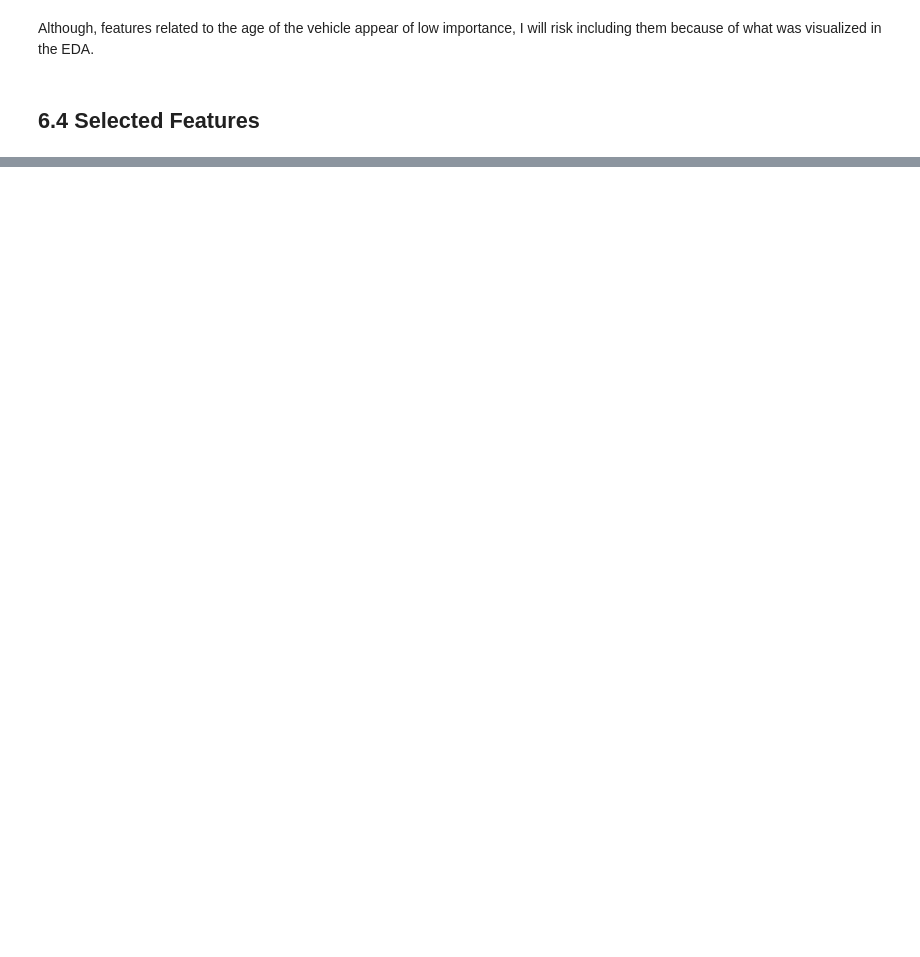
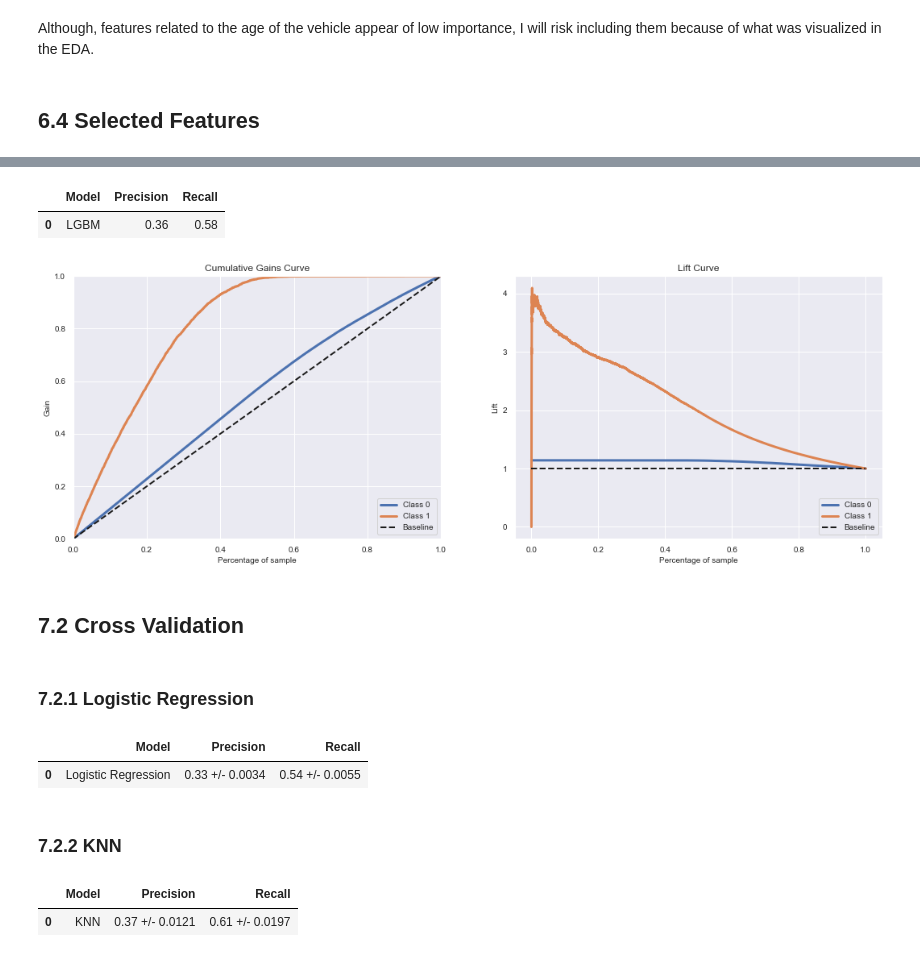
Before and after one commit to anaclaudialemos/learning_to_rank_for_cross_sell, a Jupyter notebook: notebooks/learning_to_rank_for_cross_sell_cycle01.ipynb, the cells around one changed output, grey strips where cells are left out. Saved outputs shown, nothing was run; the diff lists cells and outputs as text; code cells hidden in the pictures; blank space fills up the shorter version.

```diff
--- a/notebooks/learning_to_rank_for_cross_sell_cycle01.ipynb
+++ b/notebooks/learning_to_rank_for_cross_sell_cycle01.ipynb
@@ -908,0 +1039,24 @@ X_valid = X_valid_full[selected_cols]
+# %%
+# model
+lgbm = LGBMClassifier(random_state=11)
+
+# model training
+lgbm.fit(X_train, y_train)
+
+# model prediction
+yhat_lgbm = lgbm.predict_proba(X_valid)
+
+# metrics at 20%
+metrics_at_20perc_lgbm = metrics_at_k(X_valid, y_valid, yhat_lgbm, 'LGBM', k=k)
+display(metrics_at_20perc_lgbm)
+
+# cumulative gain curve and lift curve
+fig, axs = plt.subplots(ncols=2, figsize=(18, 6))
+skplt.metrics.plot_cumulative_gain(y_valid, yhat_lgbm, ax=axs[0])
+skplt.metrics.plot_lift_curve(y_valid, yhat_lgbm, ax=axs[1]);
+# %% [output]
+|  | Model | Precision | Recall |
+| 0 | LGBM | 0.36 | 0.58 |
+[figure, added]
+# %% [markdown]
+## 7.2 Cross Validation
@@ -908,0 +1071,16 @@ X_valid = X_valid_full[selected_cols]
+# %% [markdown]
+### 7.2.1 Logistic Regression
+# %%
+cv_at_20perc_lr = cross_validation(X_cv, y_cv, lr, 'Logistic Regression', nfold=10, k=k_cv, verbose=False)
+cv_at_20perc_lr
+# %% [output]
+|  | Model | Precision | Recall |
+| 0 | Logistic Regression | 0.33 +/- 0.0034 | 0.54 +/- 0.0055 |
+# %% [markdown]
+### 7.2.2 KNN
+# %%
+cv_at_20perc_knn = cross_validation(X_cv, y_cv, knn, 'KNN', nfold=10, k=k_cv, verbose=False)
+cv_at_20perc_knn
+# %% [output]
+|  | Model | Precision | Recall |
+| 0 | KNN | 0.37 +/- 0.0121 | 0.61 +/- 0.0197 |
```
Also changed, not shown: parts of 33 cells of this notebook.
